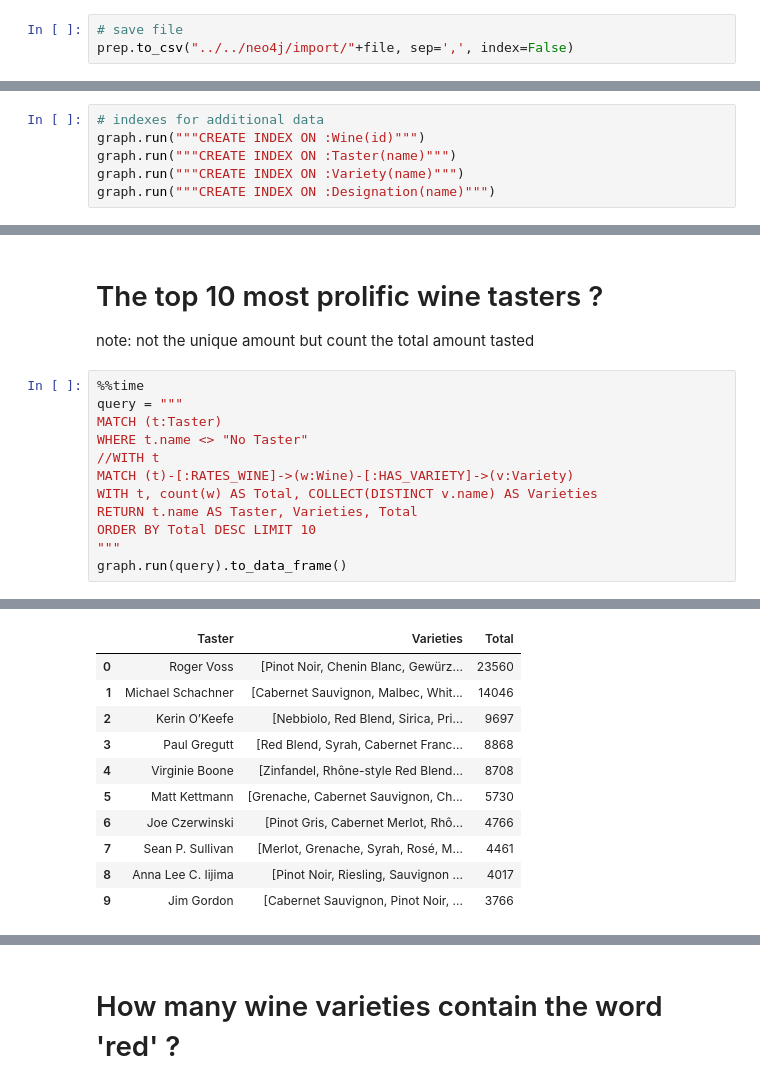
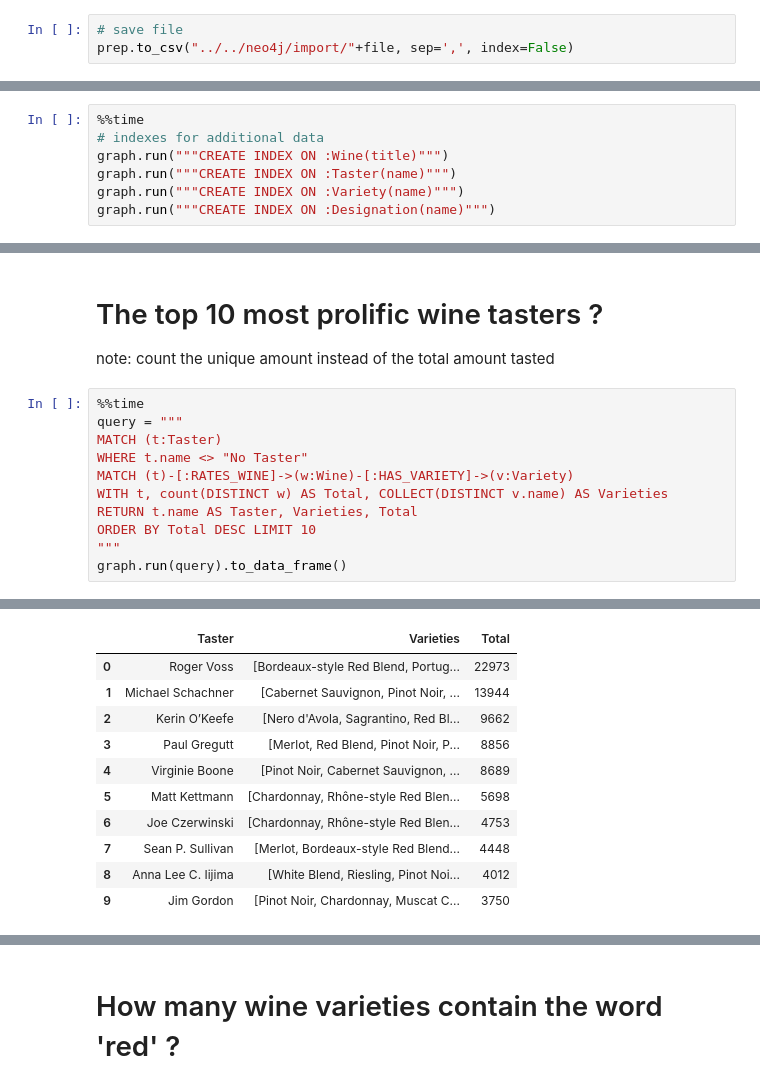
Before and after one commit to albert-kevin/azuremachinelearning, a Jupyter notebook: code/notebooks/howto_Graph.ipynb, the cells around one changed output, grey strips where cells are left out. Drawn from its saved outputs; the diff is of its cells as text.

````diff
--- a/code/notebooks/howto_Graph.ipynb
+++ b/code/notebooks/howto_Graph.ipynb
@@ -317,8 +319,9 @@ With py2neo you must run each statement sequentially.
 MERGE (p: Province {name: (line.province)})
 ```
 # %%
+%%time
 # indexes for additional data
-graph.run("""CREATE INDEX ON :Wine(id)""")
+graph.run("""CREATE INDEX ON :Wine(title)""")
 graph.run("""CREATE INDEX ON :Taster(name)""")
 graph.run("""CREATE INDEX ON :Variety(name)""")
 graph.run("""CREATE INDEX ON :Designation(name)""")
@@ -375,14 +392,13 @@ graph.run(query)
 # %% [markdown]
 # The top 10 most prolific wine tasters ?
-note: not the unique amount but count the total amount tasted
+note: count the unique amount instead of the total amount tasted
 # %%
 %%time
 query = """
 MATCH (t:Taster)
 WHERE t.name <> "No Taster"
-//WITH t
 MATCH (t)-[:RATES_WINE]->(w:Wine)-[:HAS_VARIETY]->(v:Variety)
-WITH t, count(w) AS Total, COLLECT(DISTINCT v.name) AS Varieties
+WITH t, count(DISTINCT w) AS Total, COLLECT(DISTINCT v.name) AS Varieties
 RETURN t.name AS Taster, Varieties, Total
 ORDER BY Total DESC LIMIT 10
 """
@@ -393,14 +409,14 @@ Wall time: 1.61 s
 |  | Taster | Varieties | Total |
-| 0 | Roger Voss | [Pinot Noir, Chenin Blanc, Gewürz... | 23560 |
-| 1 | Michael Schachner | [Cabernet Sauvignon, Malbec, Whit... | 14046 |
-| 2 | Kerin O’Keefe | [Nebbiolo, Red Blend, Sirica, Pri... | 9697 |
-| 3 | Paul Gregutt | [Red Blend, Syrah, Cabernet Franc... | 8868 |
-| 4 | Virginie Boone | [Zinfandel, Rhône-style Red Blend... | 8708 |
-| 5 | Matt Kettmann | [Grenache, Cabernet Sauvignon, Ch... | 5730 |
-| 6 | Joe Czerwinski | [Pinot Gris, Cabernet Merlot, Rhô... | 4766 |
-| 7 | Sean P. Sullivan | [Merlot, Grenache, Syrah, Rosé, M... | 4461 |
-| 8 | Anna Lee C. Iijima | [Pinot Noir, Riesling, Sauvignon ... | 4017 |
-| 9 | Jim Gordon | [Cabernet Sauvignon, Pinot Noir, ... | 3766 |
+| 0 | Roger Voss | [Bordeaux-style Red Blend, Portug... | 22973 |
+| 1 | Michael Schachner | [Cabernet Sauvignon, Pinot Noir, ... | 13944 |
+| 2 | Kerin O’Keefe | [Nero d'Avola, Sagrantino, Red Bl... | 9662 |
+| 3 | Paul Gregutt | [Merlot, Red Blend, Pinot Noir, P... | 8856 |
+| 4 | Virginie Boone | [Pinot Noir, Cabernet Sauvignon, ... | 8689 |
+| 5 | Matt Kettmann | [Chardonnay, Rhône-style Red Blen... | 5698 |
+| 6 | Joe Czerwinski | [Chardonnay, Rhône-style Red Blen... | 4753 |
+| 7 | Sean P. Sullivan | [Merlot, Bordeaux-style Red Blend... | 4448 |
+| 8 | Anna Lee C. Iijima | [White Blend, Riesling, Pinot Noi... | 4012 |
+| 9 | Jim Gordon | [Pinot Noir, Chardonnay, Muscat C... | 3750 |
 # %%
 %%time
 result = prep[prep.taster_name != "No Taster"]
````
Also changed, not shown: parts of 83 cells of this notebook, 5 other files.
